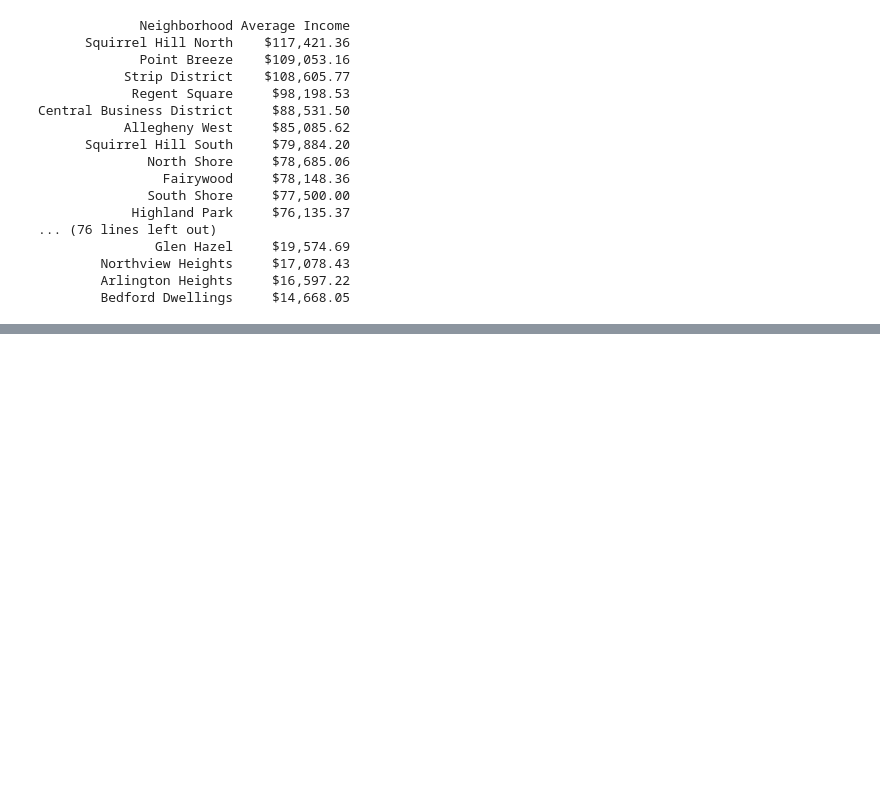
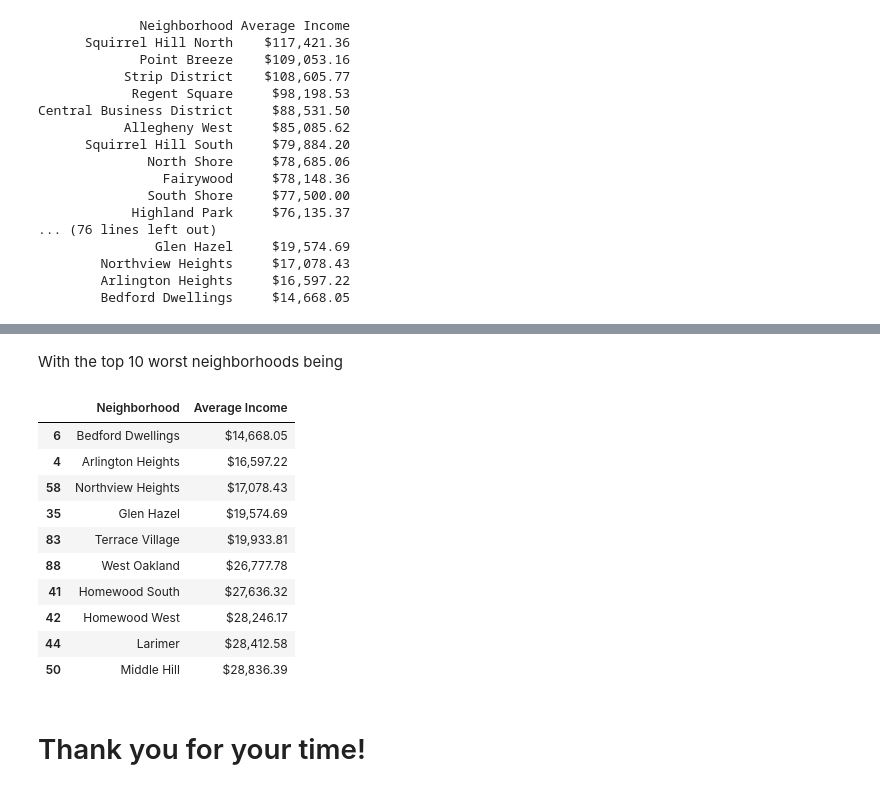
Before and after one commit to NatnaelTegegne/The-best-neighborhood-in-Pittsburgh, a Jupyter notebook: Tony.ipynb, the cells around one changed output, grey strips where cells are left out. Cells and saved outputs as stored; diff of their text form; code cells hidden in the pictures; blank space fills up the shorter version.

```diff
--- a/Tony.ipynb
+++ b/Tony.ipynb
@@ -92,0 +133,18 @@ plt.show()
+# %% [markdown]
+With the top 10 worst neighborhoods being
+# %%
+sorted_df.tail(10).sort_values(by="Average Income", ascending=True)
+# %% [output]
+|  | Neighborhood | Average Income |
+| 6 | Bedford Dwellings | $14,668.05 |
+| 4 | Arlington Heights | $16,597.22 |
+| 58 | Northview Heights | $17,078.43 |
+| 35 | Glen Hazel | $19,574.69 |
+| 83 | Terrace Village | $19,933.81 |
+| 88 | West Oakland | $26,777.78 |
+| 41 | Homewood South | $27,636.32 |
+| 42 | Homewood West | $28,246.17 |
+| 44 | Larimer | $28,412.58 |
+| 50 | Middle Hill | $28,836.39 |
+# %% [markdown]
+# Thank you for your time!
```
Also changed, not shown: parts of 7 cells of this notebook, 2 other files.
